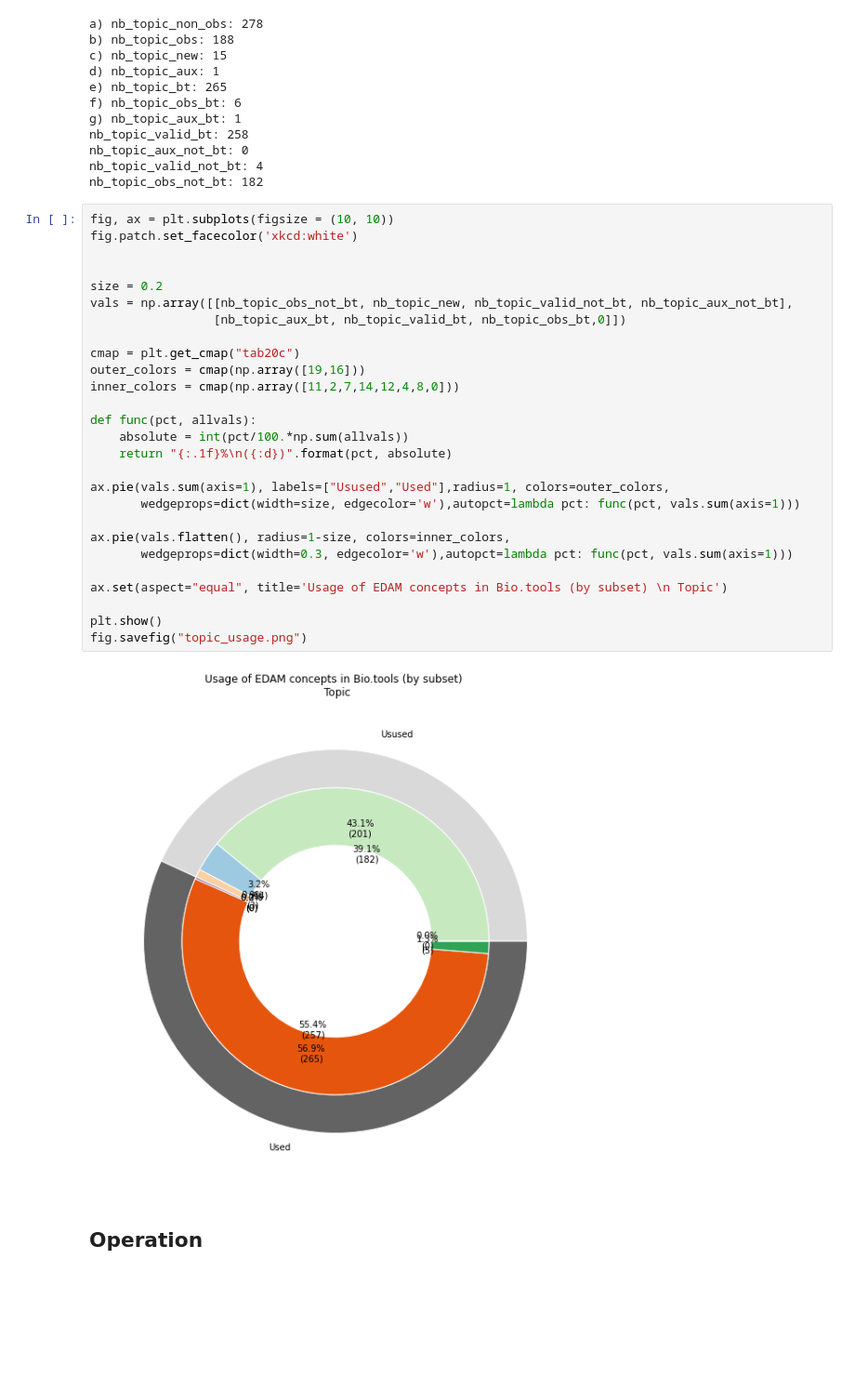
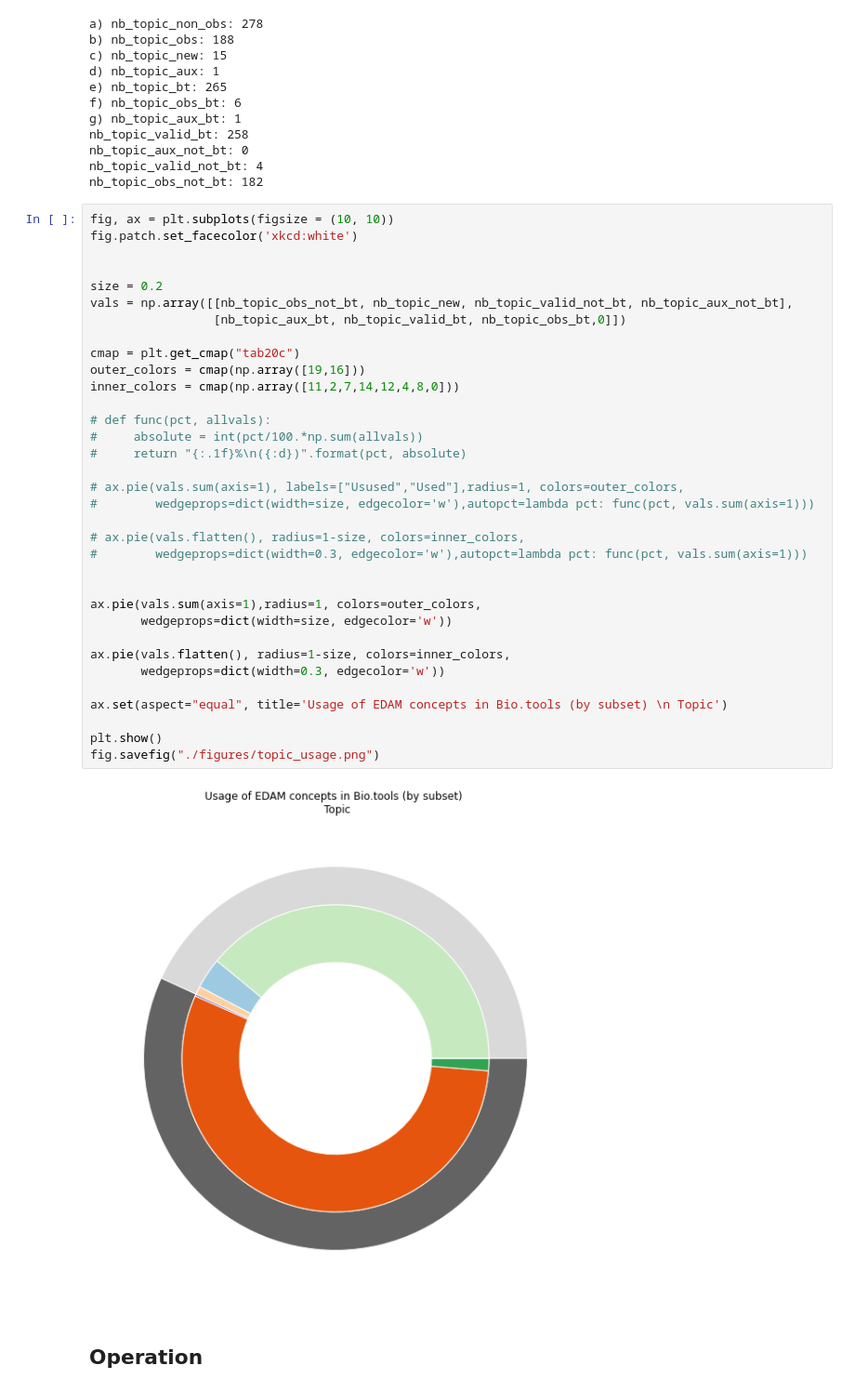
Before and after one commit to bio-tools/biohackathon2022, a Jupyter notebook: notebooks/plot_lucie.ipynb, the cells around one changed output. Shown at 93% size. Cells and saved outputs as stored; diff of their text form; blank space fills up the shorter version.

Commit message:
minor changes plot

```diff
--- a/notebooks/plot_lucie.ipynb
+++ b/notebooks/plot_lucie.ipynb
@@ -183,32 +183,39 @@ nb_topic_obs_not_bt: 182
 # %%
 fig, ax = plt.subplots(figsize = (10, 10))
 fig.patch.set_facecolor('xkcd:white')
 
 
 size = 0.2
 vals = np.array([[nb_topic_obs_not_bt, nb_topic_new, nb_topic_valid_not_bt, nb_topic_aux_not_bt],
                  [nb_topic_aux_bt, nb_topic_valid_bt, nb_topic_obs_bt,0]])
 
 cmap = plt.get_cmap("tab20c")
 outer_colors = cmap(np.array([19,16]))
 inner_colors = cmap(np.array([11,2,7,14,12,4,8,0]))
 
-def func(pct, allvals):
-    absolute = int(pct/100.*np.sum(allvals))
-    return "{:.1f}%\n({:d})".format(pct, absolute)
+# def func(pct, allvals):
+#     absolute = int(pct/100.*np.sum(allvals))
+#     return "{:.1f}%\n({:d})".format(pct, absolute)
 
-ax.pie(vals.sum(axis=1), labels=["Usused","Used"],radius=1, colors=outer_colors,
-       wedgeprops=dict(width=size, edgecolor='w'),autopct=lambda pct: func(pct, vals.sum(axis=1)))
+# ax.pie(vals.sum(axis=1), labels=["Usused","Used"],radius=1, colors=outer_colors,
+#        wedgeprops=dict(width=size, edgecolor='w'),autopct=lambda pct: func(pct, vals.sum(axis=1)))
+
+# ax.pie(vals.flatten(), radius=1-size, colors=inner_colors,
+#        wedgeprops=dict(width=0.3, edgecolor='w'),autopct=lambda pct: func(pct, vals.sum(axis=1)))
+
+
+ax.pie(vals.sum(axis=1),radius=1, colors=outer_colors,
+       wedgeprops=dict(width=size, edgecolor='w'))
 
 ax.pie(vals.flatten(), radius=1-size, colors=inner_colors,
-       wedgeprops=dict(width=0.3, edgecolor='w'),autopct=lambda pct: func(pct, vals.sum(axis=1)))
+       wedgeprops=dict(width=0.3, edgecolor='w'))
 
 ax.set(aspect="equal", title='Usage of EDAM concepts in Bio.tools (by subset) \n Topic')
 
 plt.show()
-fig.savefig("topic_usage.png")
+fig.savefig("./figures/topic_usage.png")
 # %% [output]
-[figure, old version]
+[figure, new version]
 # %% [markdown]
 ## Operation
 # %%
```
Also changed, not shown: parts of 3 cells of this notebook.
